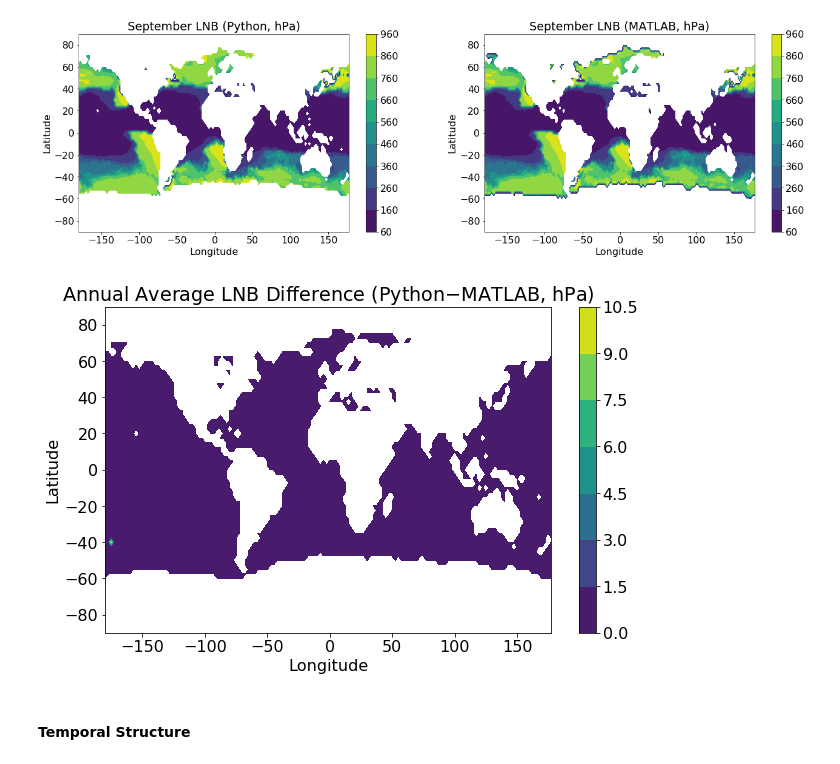
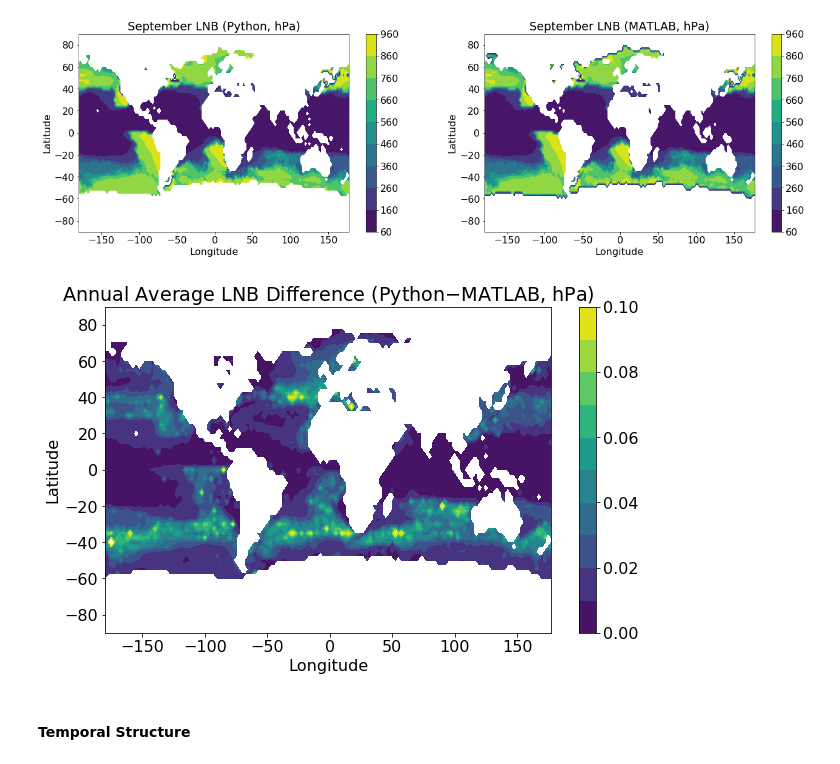
Before and after one commit to dgilford/tcpyPI, a Jupyter notebook: notebooks/verify_pi.ipynb, the cells around one changed output. Saved outputs shown, nothing was run; the diff lists cells and outputs as text; code cells hidden in the pictures.

```diff
--- a/notebooks/verify_pi.ipynb
+++ b/notebooks/verify_pi.ipynb
@@ -337,14 +338,15 @@ plt.show()
 [figure]
 # %%
 plt.figure(figsize=(10,6))
-plt.contourf(ds.lon,ds.lat,diff_LNB.mean(['month']))
+clevels=np.linspace(0,0.1,11)
+plt.contourf(ds.lon,ds.lat,diff_LNB.mean(['month']),levels=clevels)
 plt.xlabel(ds.lon.standard_name)
 plt.ylabel(ds.lat.standard_name)
 plt.title('Annual Average LNB Difference (Python$-$MATLAB, hPa)')
 plt.colorbar()
 plt.show()
 # %% [output]
-[figure, old version]
+[figure, new version]
 # %% [markdown]
 #### Temporal Structure
 # %%
```
Also changed, not shown: parts of 4 cells of this notebook, 18 other files.
